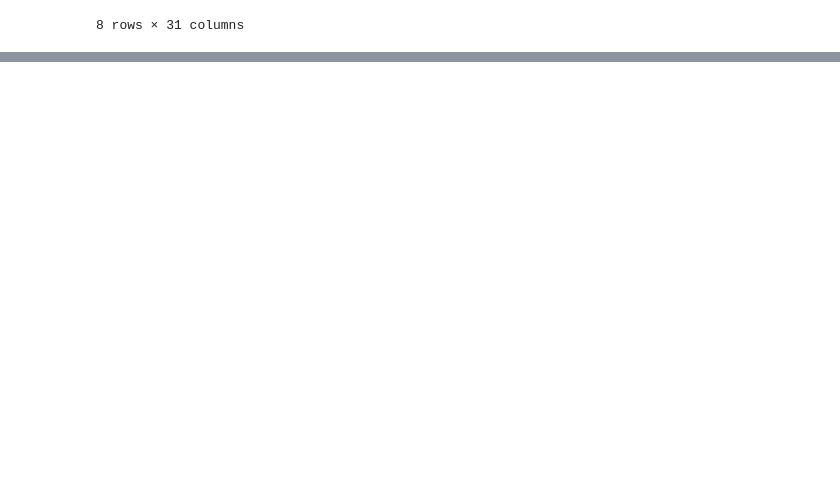
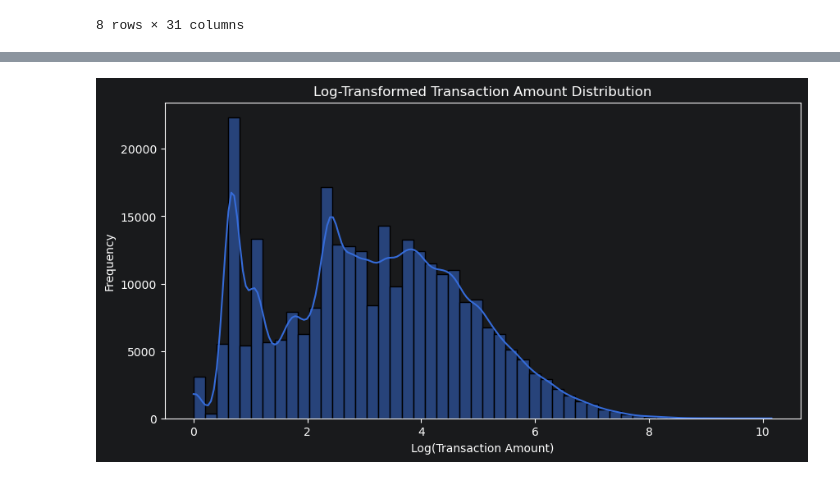
Before and after one commit to rensilver/fraud-detection-project, a Jupyter notebook: fraud_detection_isolation_forest.ipynb, the cells around one changed output, grey strips where cells are left out. Cells and saved outputs as stored; diff of their text form; code cells hidden in the pictures; blank space fills up the shorter version.

```diff
--- a/fraud_detection_isolation_forest.ipynb
+++ b/fraud_detection_isolation_forest.ipynb
@@ -102,0 +169,20 @@ dframe.describe()
+# %%
+# Using Log transformation for better visualization
+dframe["LogAmount"] = np.log1p(dframe["Amount"])
+
+plt.figure(figsize=(10,5))
+
+sns.histplot(
+    data=dframe,
+    x="LogAmount",
+    bins=50,
+    kde=True
+)
+
+plt.title("Log-Transformed Transaction Amount Distribution")
+plt.xlabel("Log(Transaction Amount)")
+plt.ylabel("Frequency")
+
+plt.show()
+# %% [output]
+[figure, added]
```
Also changed, not shown: parts of 8 cells of this notebook.
